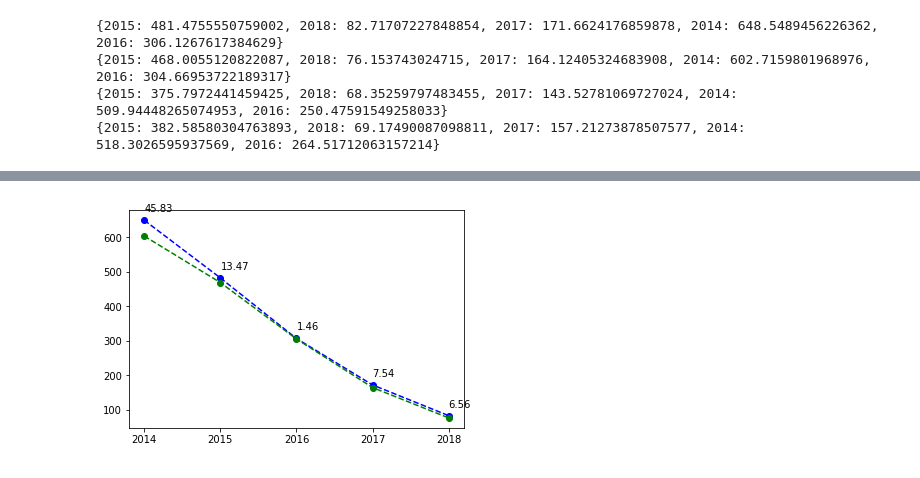
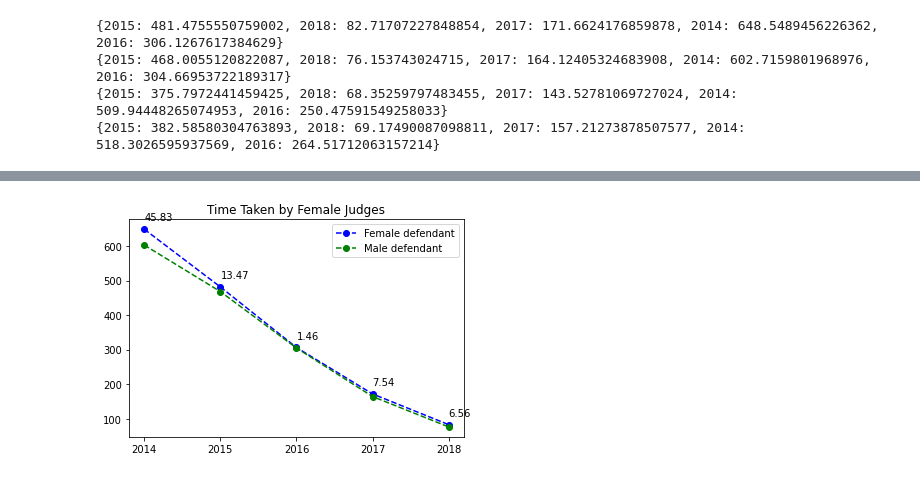
Before and after one commit to Haran71/DDL_Judicial_Data_Analysis, a Jupyter notebook: Analysis-3.ipynb, the cells around one changed output, grey strips where cells are left out. Saved outputs shown, nothing was run; the diff lists cells and outputs as text; code cells hidden in the pictures.

```diff
--- a/Analysis-3.ipynb
+++ b/Analysis-3.ipynb
@@ -159,9 +163,11 @@ male_female = OrderedDict(sorted(male_female.items()))
 # %%
-plt.plot(list(female_female.keys()),list(female_female.values()),"--bo")
-plt.plot(list(female_male.keys()),list(female_male.values()),"--go")
+plt.plot(list(female_female.keys()),list(female_female.values()),"--bo",label="Female defendant")
+plt.plot(list(female_male.keys()),list(female_male.values()),"--go",label="Male defendant")
+plt.title("Time Taken by Female Judges")
 for i in male_female.keys():
     plt.text(i,y=female_female[i] + 25,s=round(female_female[i]-female_male[i],2))
 plt.xticks(list(female_male.keys()))
+plt.legend()
 plt.show()
 # %% [output]
-[figure, old version]
+[figure, new version]
```
Also changed, not shown: parts of 5 cells of this notebook.
